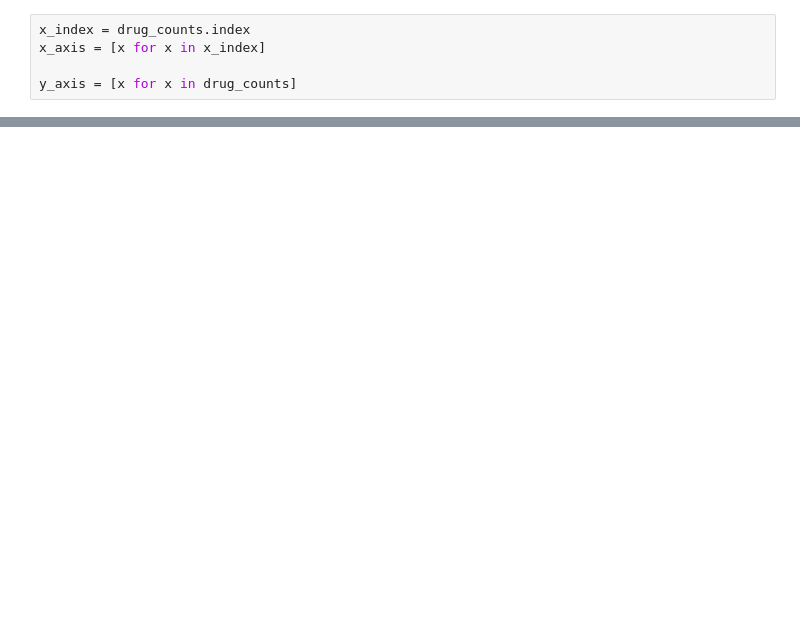
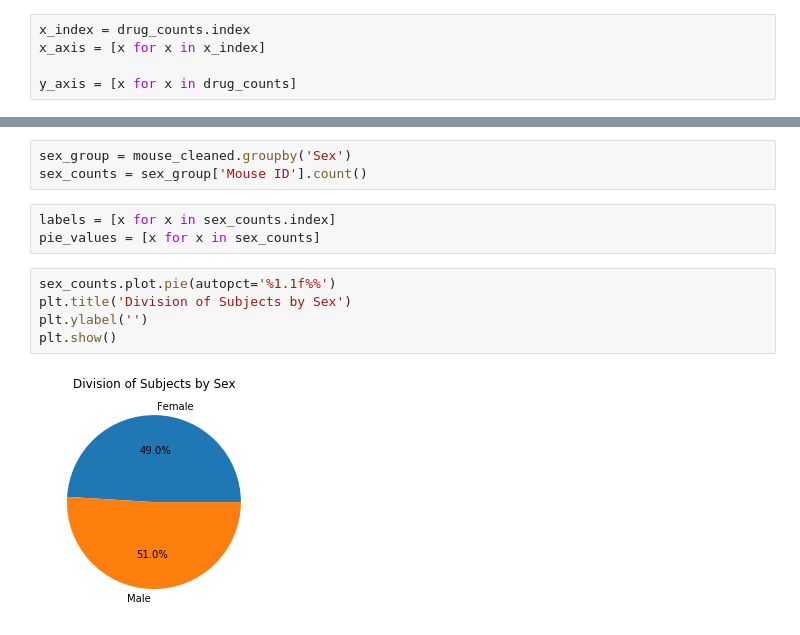
Before and after one commit to troypramsey/matplotlib-challenge, a Jupyter notebook: matplotlib-challenge.ipynb, the cells around one changed output, grey strips where cells are left out. Cells and saved outputs as stored; diff of their text form; blank space fills up the shorter version.

Commit message:
added pie charts

```diff
--- a/matplotlib-challenge.ipynb
+++ b/matplotlib-challenge.ipynb
@@ -61,0 +112,13 @@ plt.show()
+# %%
+sex_group = mouse_cleaned.groupby('Sex')
+sex_counts = sex_group['Mouse ID'].count()
+# %%
+labels = [x for x in sex_counts.index]
+pie_values = [x for x in sex_counts]
+# %%
+sex_counts.plot.pie(autopct='%1.1f%%')
+plt.title('Division of Subjects by Sex')
+plt.ylabel('')
+plt.show()
+# %% [output]
+[figure, added]
```
Also changed, not shown: parts of 7 cells of this notebook.
